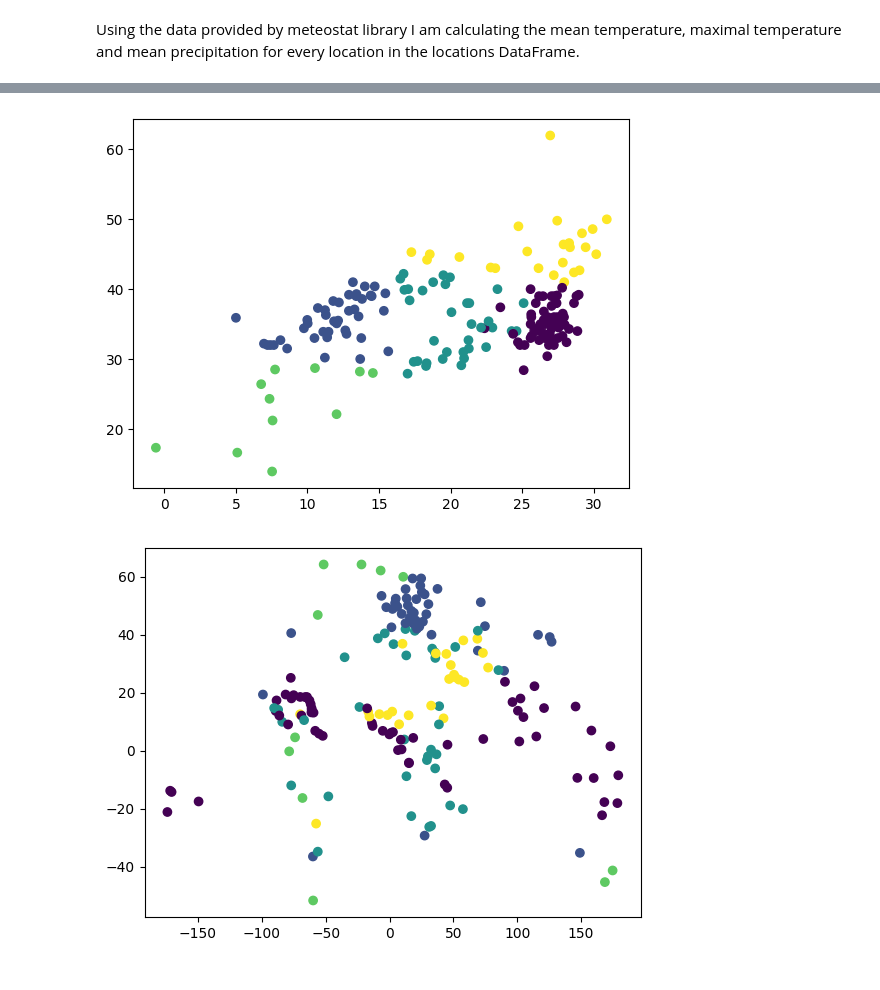
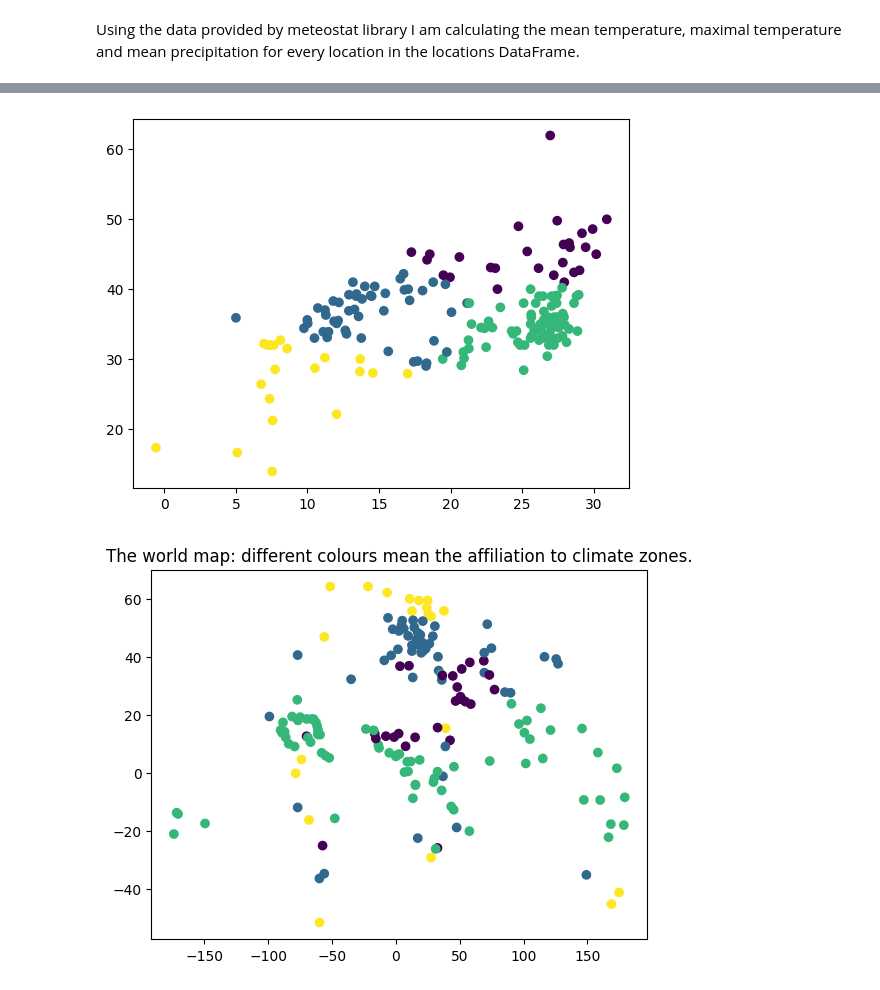
Before and after one commit to matrochanowski/climat-clustering, a Jupyter notebook: grouping.ipynb, the cells around one changed output, grey strips where cells are left out. Saved outputs shown, nothing was run; the diff lists cells and outputs as text; code cells hidden in the pictures.

```diff
--- a/grouping.ipynb
+++ b/grouping.ipynb
@@ -103,17 +122,19 @@ plt.show()
 # %%
 from sklearn.cluster import KMeans
 
 X = locations[['average temperature', 'average precipitation', 'max temperature']]
 
-kmeans = KMeans(n_clusters=5).fit(X)
-locations = locations.drop(columns=['group'])
+kmeans = KMeans(n_clusters=4).fit(X)
+if "group" in locations:
+    locations = locations.drop(columns=['group'])
 locations.insert(7, "group", kmeans.labels_)
 
 plt.scatter(locations['average temperature'], locations['max temperature'], c=kmeans.labels_)
 plt.show()
 
 plt.scatter(locations['longitude'], locations['latitude'], c=kmeans.labels_, cmap='viridis')
+plt.title("The world map: different colours mean the affiliation to climate zones.")
 plt.show()
 # %% [output]
-[figure, old version]
+[figure, new version]
-[figure, old version]
+[figure, new version]
```
Also changed, not shown: parts of 5 cells of this notebook.
